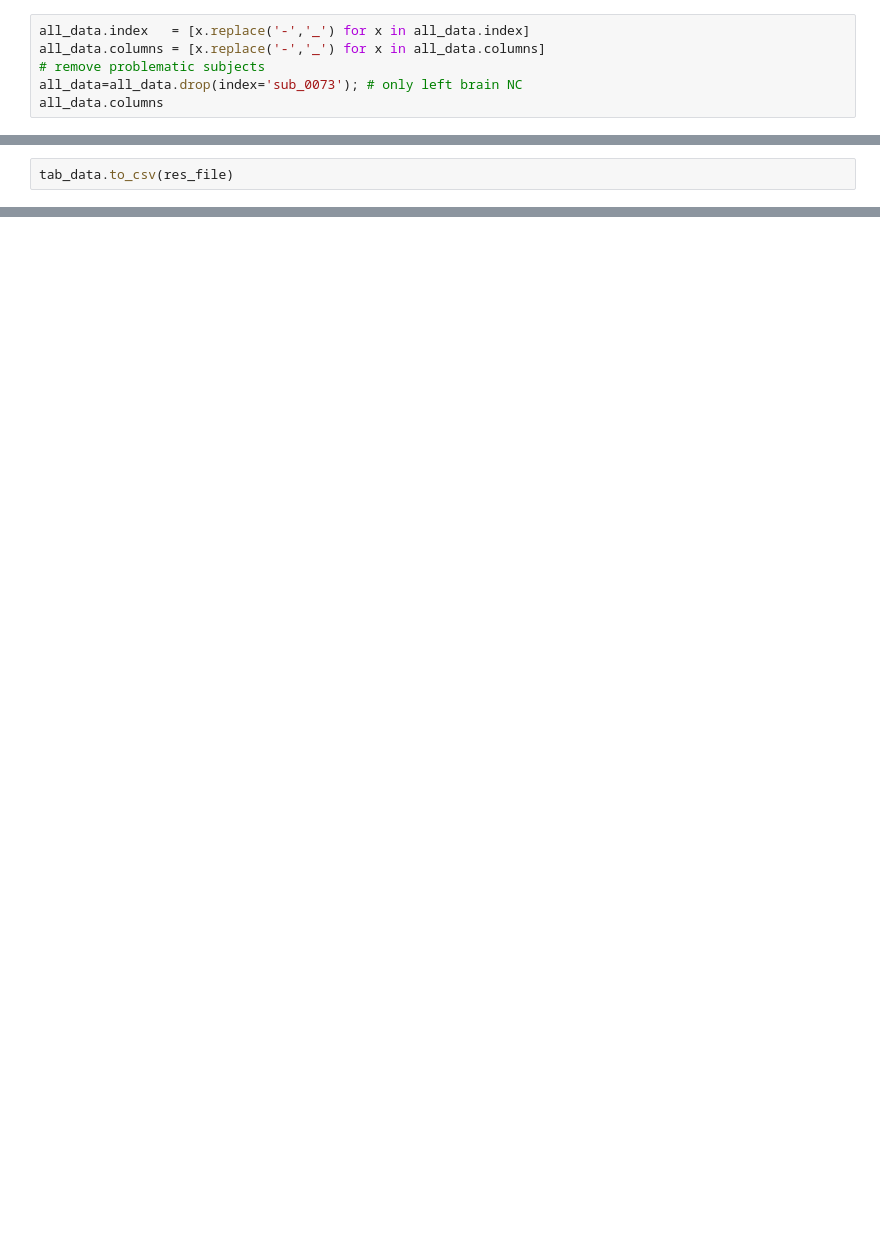
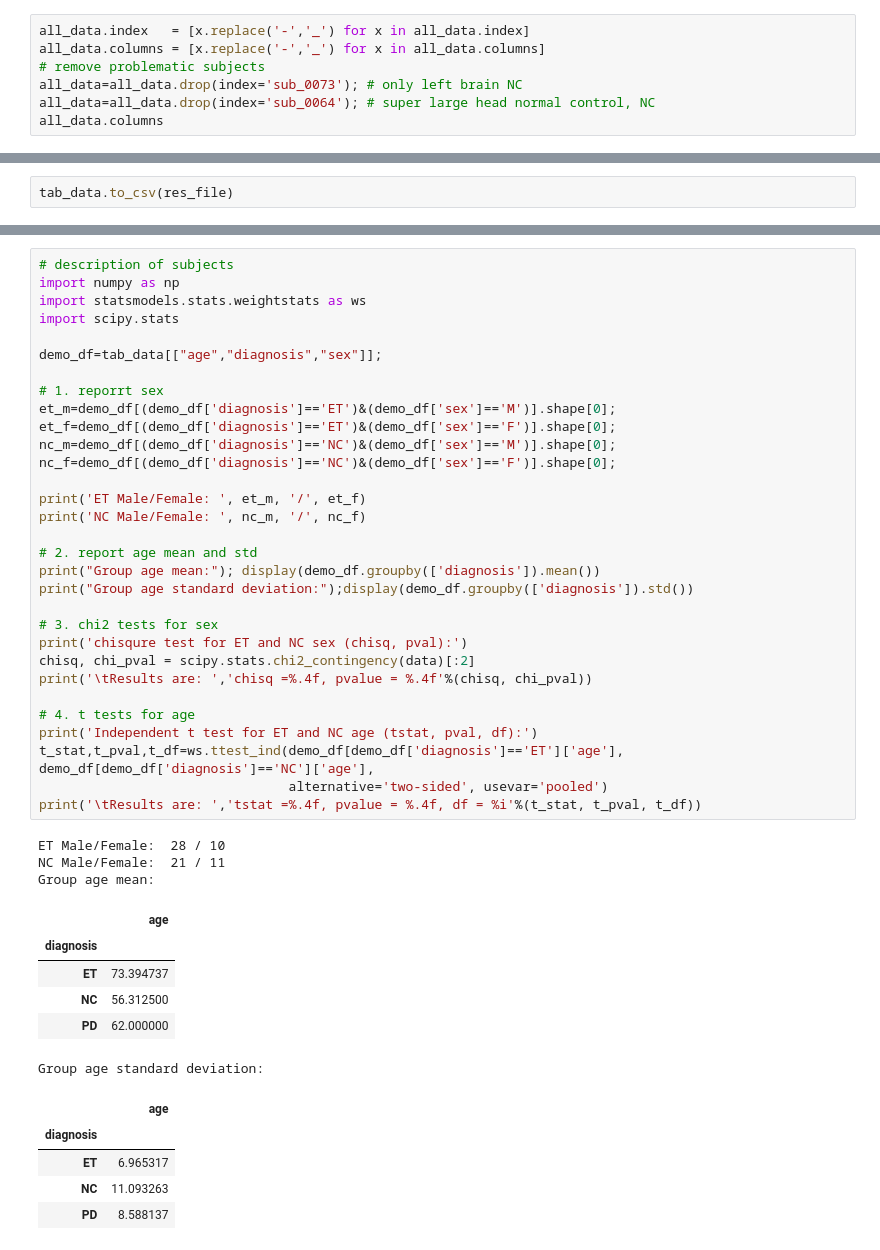
Before and after one commit to Vincent-wq/Replicability-of-PD-ICA, a Jupyter notebook: codes/devel/cerebellum_confounder/preproc_roi.ipynb, the cells around one changed output, grey strips where cells are left out. Drawn from its saved outputs; the diff is of its cells as text; blank space fills up the shorter version.

```diff
--- a/codes/devel/cerebellum_confounder/preproc_roi.ipynb
+++ b/codes/devel/cerebellum_confounder/preproc_roi.ipynb
@@ -83,6 +83,7 @@ all_data.index   = [x.replace('-','_') for x in all_data.index]
 all_data.columns = [x.replace('-','_') for x in all_data.columns]
 # remove problematic subjects
 all_data=all_data.drop(index='sub_0073'); # only left brain NC
+all_data=all_data.drop(index='sub_0064'); # super large head normal control, NC
 all_data.columns
 # %% [output]
 Index(['age', 'sex', 'diagnosis', 'Left_Lateral_Ventricle',
@@ -188,0 +168,46 @@ Name: sub_0041, Length: 784, dtype: object
+# %%
+# description of subjects
+import numpy as np
+import statsmodels.stats.weightstats as ws
+import scipy.stats
+
+demo_df=tab_data[["age","diagnosis","sex"]];
+
+# 1. reporrt sex
+et_m=demo_df[(demo_df['diagnosis']=='ET')&(demo_df['sex']=='M')].shape[0];
+et_f=demo_df[(demo_df['diagnosis']=='ET')&(demo_df['sex']=='F')].shape[0];
+nc_m=demo_df[(demo_df['diagnosis']=='NC')&(demo_df['sex']=='M')].shape[0];
+nc_f=demo_df[(demo_df['diagnosis']=='NC')&(demo_df['sex']=='F')].shape[0];
+
+print('ET Male/Female: ', et_m, '/', et_f)
+print('NC Male/Female: ', nc_m, '/', nc_f)
+
+# 2. report age mean and std
+print("Group age mean:"); display(demo_df.groupby(['diagnosis']).mean())
+print("Group age standard deviation:");display(demo_df.groupby(['diagnosis']).std())
+
+# 3. chi2 tests for sex
+print('chisqure test for ET and NC sex (chisq, pval):')
+chisq, chi_pval = scipy.stats.chi2_contingency(data)[:2]
+print('\tResults are: ','chisq =%.4f, pvalue = %.4f'%(chisq, chi_pval))
+
+# 4. t tests for age
+print('Independent t test for ET and NC age (tstat, pval, df):')
+t_stat,t_pval,t_df=ws.ttest_ind(demo_df[demo_df['diagnosis']=='ET']['age'], demo_df[demo_df['diagnosis']=='NC']['age'],
+                                alternative='two-sided', usevar='pooled')
+print('\tResults are: ','tstat =%.4f, pvalue = %.4f, df = %i'%(t_stat, t_pval, t_df))
+# %% [output]
+ET Male/Female:  28 / 10
+NC Male/Female:  21 / 11
+Group age mean:
+|  | age |
+| diagnosis |  |
+| ET | 73.394737 |
+| NC | 56.312500 |
+| PD | 62.000000 |
+Group age standard deviation:
+|  | age |
+| diagnosis |  |
+| ET | 6.965317 |
+| NC | 11.093263 |
+| PD | 8.588137 |
```
Also changed, not shown: parts of 5 cells of this notebook, 1 other file.
